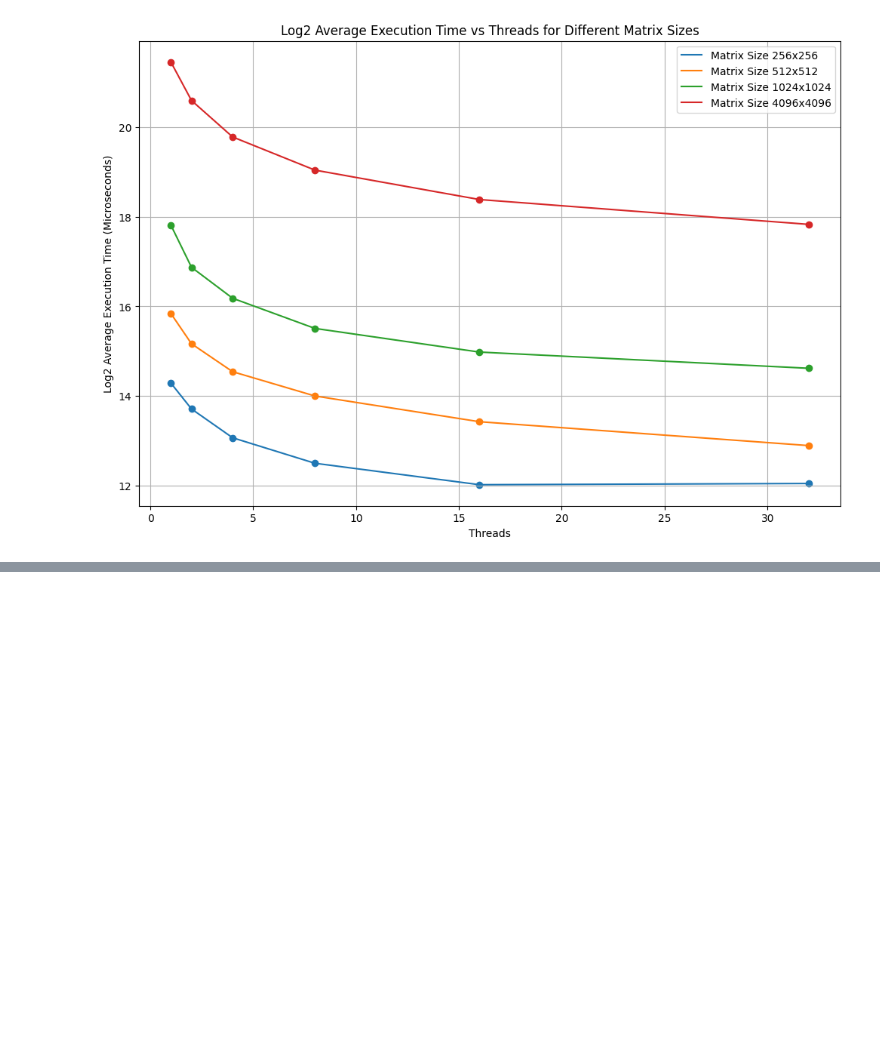
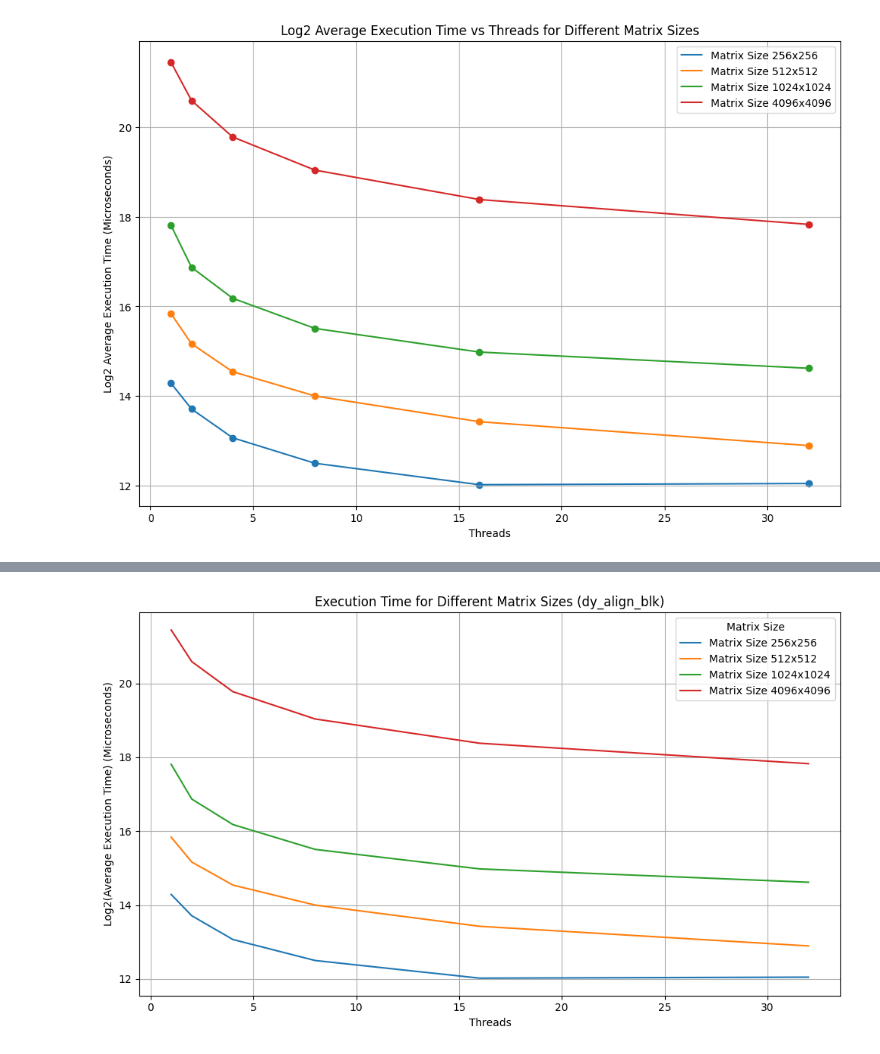
Before and after one commit to geeklad001/NTU-HPC-HW2, a Jupyter notebook: Visualization.ipynb, the cells around one changed output, grey strips where cells are left out. Saved outputs shown, nothing was run; the diff lists cells and outputs as text; code cells hidden in the pictures; blank space fills up the shorter version.

```diff
--- a/Visualization.ipynb
+++ b/Visualization.ipynb
@@ -246,0 +284,31 @@ Filtered data_no_openmp:
+# %%
+# Identify the best-performing optimization strategy
+best_strategy = "dy_align_blk"  # Replace this with the actual best-performing strategy if different
+
+# Group by matrix size and threads, then calculate average execution time
+matrix_size_comparison = data[best_strategy].groupby(['Matrix Size', 'Threads'])['Execution Time (Microseconds)'].mean().reset_index()
+
+# Apply log2 transformation to the execution times
+matrix_size_comparison['Log2 Execution Time'] = np.log2(matrix_size_comparison['Execution Time (Microseconds)'])
+
+# Sort matrix sizes numerically
+# Extract the numeric value from the matrix size (e.g., "256x256" -> 256)
+matrix_size_comparison['Matrix Size Numeric'] = matrix_size_comparison['Matrix Size'].apply(lambda x: int(x.split('x')[0]))
+matrix_size_comparison = matrix_size_comparison.sort_values(by=['Matrix Size Numeric', 'Threads'])
+
+# Plot execution time for different matrix sizes
+plt.figure(figsize=(10, 6))
+plt.title(f"Execution Time for Different Matrix Sizes ({best_strategy})")
+for matrix_size in sorted(matrix_size_comparison['Matrix Size'].unique(), key=lambda x: int(x.split('x')[0])):
+    subset = matrix_size_comparison[matrix_size_comparison['Matrix Size'] == matrix_size]
+    plt.plot(subset['Threads'], subset['Log2 Execution Time'], label=f"Matrix Size {matrix_size}")
+
+plt.xlabel("Threads")
+plt.ylabel("Log2(Average Execution Time) (Microseconds)")
+plt.legend(title="Matrix Size", loc="best")  # Keep the legend inside the graph area
+plt.grid()
+plt.tight_layout()  # Adjust layout to ensure everything fits within the figure
+plt.savefig(f"{best_strategy}_matrix_size_comparison_log2.png")
+plt.show()
+# %% [output]
+[figure, added]
```
Also changed, not shown: parts of 5 cells of this notebook.
